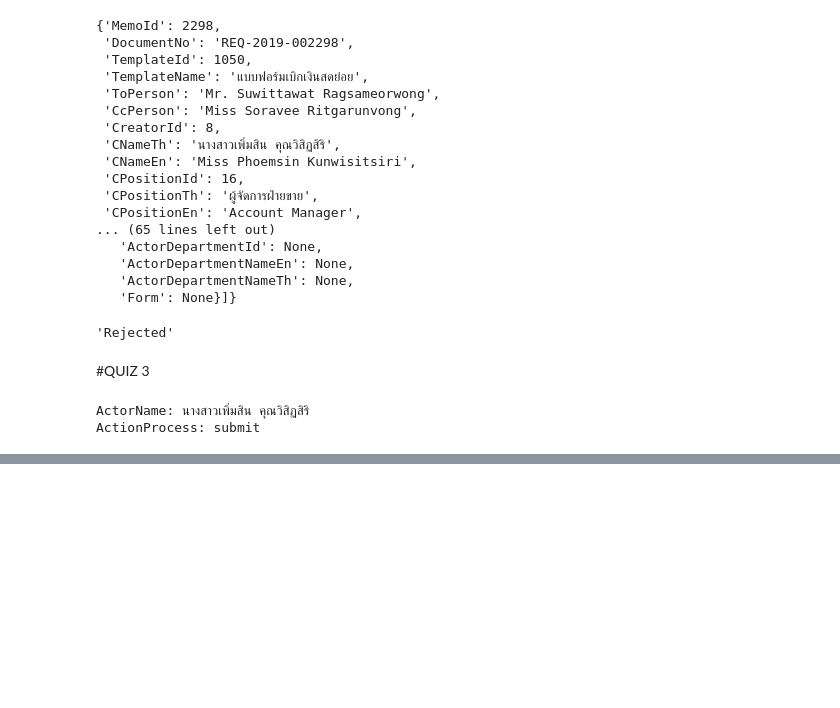
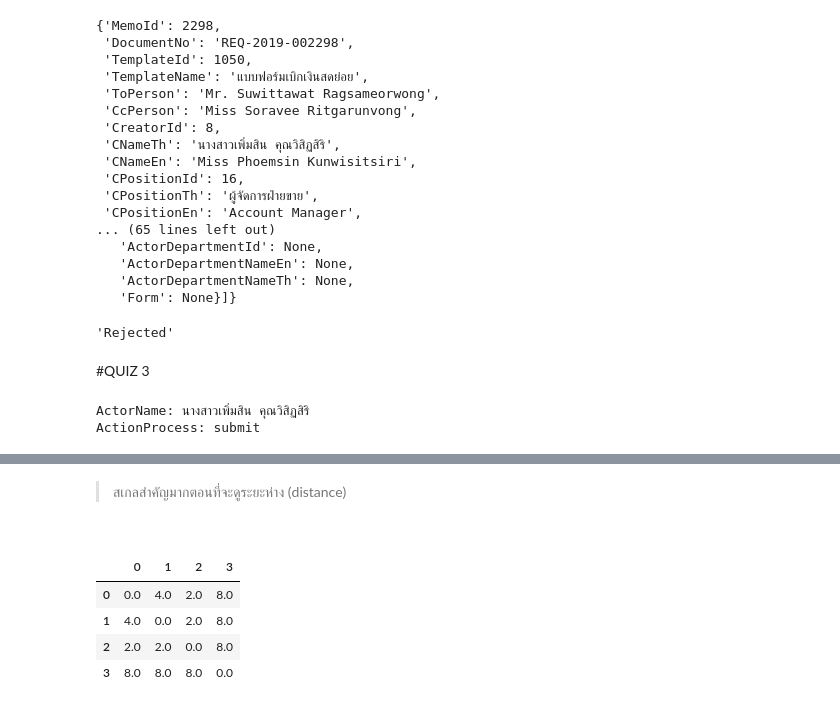
Before and after one commit to thamonS/bcs_dpdm24, a Jupyter notebook: Chapter_2_Understanding_Data.ipynb, the cells around one changed output, grey strips where cells are left out. Drawn from its saved outputs; the diff is of its cells as text; code cells hidden in the pictures; blank space fills up the shorter version.

```diff
--- a/Chapter_2_Understanding_Data.ipynb
+++ b/Chapter_2_Understanding_Data.ipynb
@@ -196,0 +271,23 @@ ActionProcess: submit
+# %% [markdown]
+>สเกลสำคัญมากตอนที่จะดูระยะห่าง (distance)
+# %% [markdown]
+>
+# %%
+# prompt: calculate distance matrix of the df use L1-norm
+
+# Calculate the pairwise distances using L1-norm (Manhattan distance)
+distances = pdist(df, metric='cityblock')  # 'cityblock' is equivalent to L1-norm
+
+# Convert the condensed distance matrix to a square distance matrix
+distance_matrix = squareform(distances)
+
+# Convert the distance matrix to a DataFrame for better readability (optional)
+distance_df_l1 = pd.DataFrame(distance_matrix, index=df.index, columns=df.index)
+
+distance_df_l1
+# %% [output]
+|  | 0 | 1 | 2 | 3 |
+| 0 | 0.0 | 4.0 | 2.0 | 8.0 |
+| 1 | 4.0 | 0.0 | 2.0 | 8.0 |
+| 2 | 2.0 | 2.0 | 0.0 | 8.0 |
+| 3 | 8.0 | 8.0 | 8.0 | 0.0 |
```
Also changed, not shown: parts of 14 cells of this notebook.
